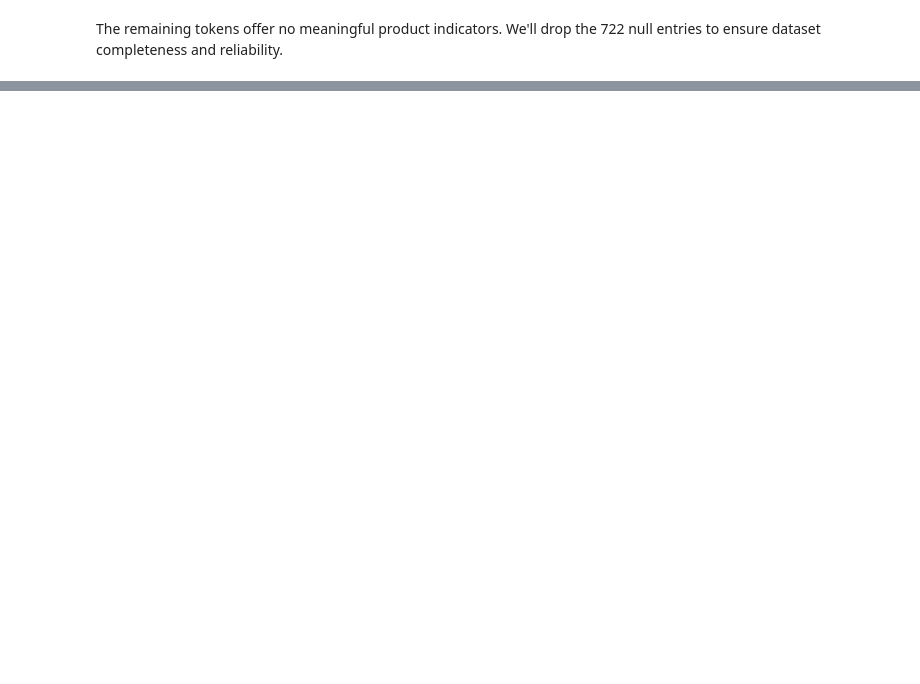
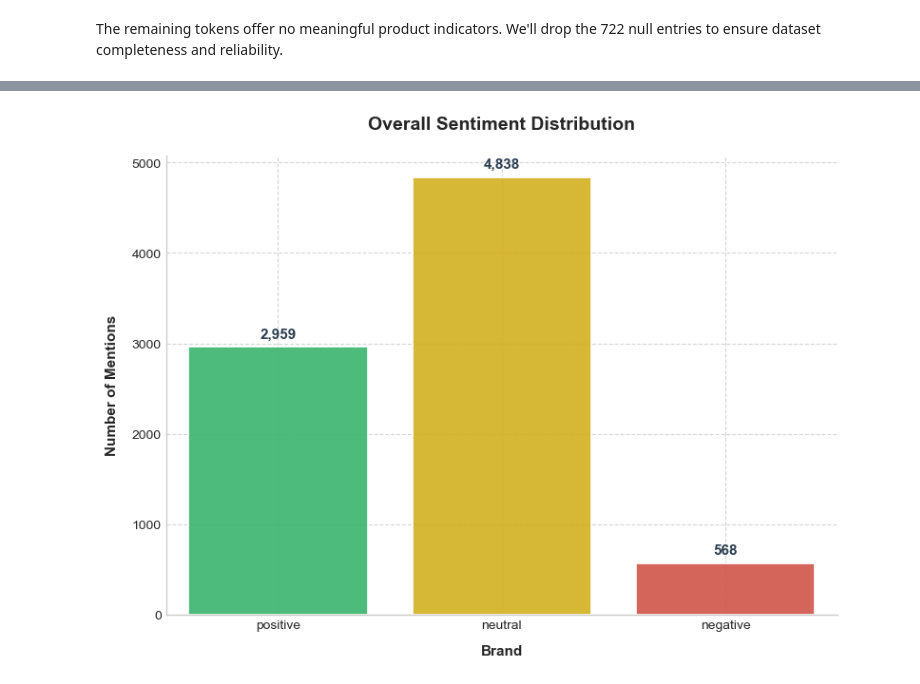
Before and after one commit to Vain-Guy/TechTones, a Jupyter notebook: techtones.ipynb, the cells around one changed output, grey strips where cells are left out. Saved outputs shown, nothing was run; the diff lists cells and outputs as text; code cells hidden in the pictures; blank space fills up the shorter version.

```diff
--- a/techtones.ipynb
+++ b/techtones.ipynb
@@ -138,7 +144,7 @@ pd.set_option('display.max_colwidth', None)
 # %% [markdown]
 Now we load the data.
 # %%
-df = pd.read_csv("C:\\Users\\lenovo\\OneDrive\\Desktop\\DS\\PROJECTS\\TechTones\\Apple and Google Twitter Sentiments.csv", encoding="ISO-8859-1")
+df = pd.read_csv("Apple and Google Twitter Sentiments.csv", encoding="ISO-8859-1")
 df
 # %% [output]
 |  | tweet_text | emotion_in_tweet_is_directed_at | is_there_an_emotion_directed_at_a... |
@@ -464,8 +470,17 @@ def impute_product(row):
     tokens = row['tokens']
 
     # Define keywords for each product
-    apple_keywords = ['iphone', 'ipad', 'apple', 'itunes', 'ipad2']
-    google_keywords = ['google', 'android', 'maps']
+    apple_keywords = [
+        'iphone', 'ipad', 'apple', 'itunes', 'ipad2', 'mac',
+        'ipod', 'macbook', 'ios', 'air', 'pro', 'imac', 'siri',
+        'lightning', 'facetime', 'safari'
+    ]
+
+    google_keywords = [
+        'google', 'android', 'maps', 'chrome', 'gmail', 'pixel',
+        'nexus', 'workspace', 'assistant', 'alexa', 'nest', 'meet',
+        'duo', 'ads'
+    ]
 
     # Check if any Apple keywords are in tokens
     if any(keyword in tokens for keyword in apple_keywords):
@@ -525,0 +614,70 @@ dtype: int64
+# %%
+# Simplify Sentiment Labels
+df['sentiment'] = df['sentiment'].replace({
+    'Positive emotion': 'positive',
+    'Negative emotion': 'negative',
+    'No emotion toward brand or product': 'neutral',
+    "I can't tell": 'neutral'
+})
+
+# Count Summary
+sentiment_counts = df['sentiment'].value_counts()
+total = sentiment_counts.sum()
+sentiment_percent = (sentiment_counts / total * 100).round(1)
+
+print("=== Sentiment Distribution Summary ===")
+for sentiment, count in sentiment_counts.items():
+    print(f"{sentiment.capitalize():<10}: {count:,} ({sentiment_percent[sentiment]}%)")
+
+# Create plot
+fig, ax = plt.subplots(figsize=(8, 6))
+
+# Color Palette
+palette = {
+    'positive': '#2ECC71',
+    'neutral':  '#F1C40F',
+    'negative': '#E74C3C'
+}
+
+# Plot
+bars = sns.countplot(
+    data=df,
+    x="sentiment",
+    order=["positive", "neutral", "negative"],
+    palette=palette,
+    edgecolor="white",
+    linewidth=1.3,
+    alpha=0.95,
+    ax=ax
+)
+
+# Annotate bars
+for p in bars.patches:
+    height = p.get_height()
+    label = f"{int(height):,}"
+    ax.text(
+        p.get_x() + p.get_width()/2,
+        height + (max(sentiment_counts)*0.015),
+        label,
+        ha="center",
+        va="bottom",
+        fontsize=11,
+        fontweight="semibold",
+        color="#2C3E50"
+    )
+
+# Title and Labels
+ax.set_title("Overall Sentiment Distribution", fontsize=14, fontweight="semibold", pad=20)
+ax.set_xlabel("Brand", fontsize=11, fontweight="semibold", labelpad=10)
+ax.set_ylabel("Number of Mentions", fontsize=11, fontweight="semibold", labelpad=10)
+
+# Grid and spines polish
+ax.grid(axis='both', linestyle='--', alpha=0.8)
+ax.set_axisbelow(True)
+for spine in ['top', 'right']:
+    ax.spines[spine].set_visible(False)
+
+# Tighten it all up
+plt.tight_layout()
+plt.show()
+# %% [output]
@@ -525,0 +688 @@ dtype: int64
+[figure, added]
```
Also changed, not shown: parts of 76 cells of this notebook.
